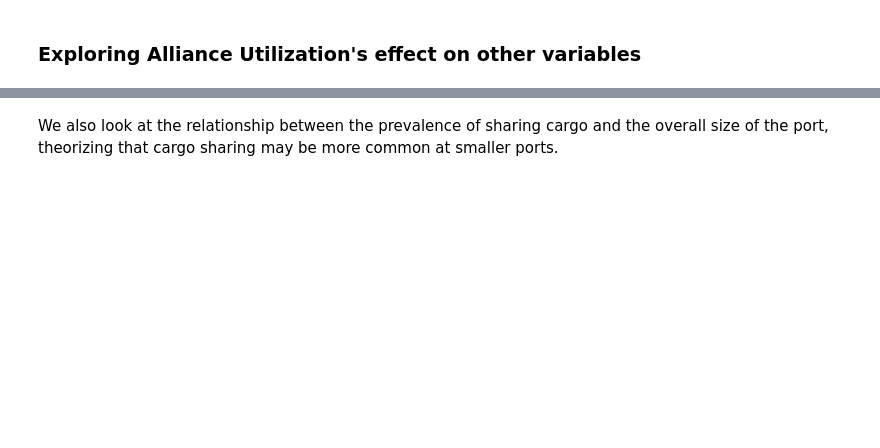
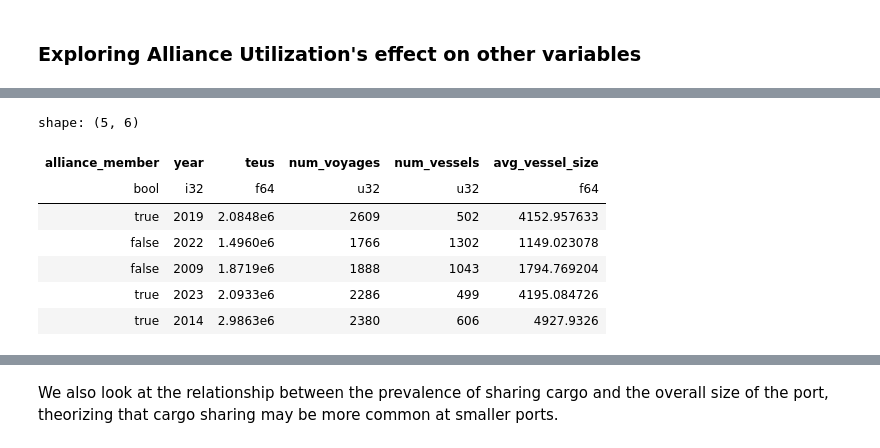
Before and after one commit to epistemetrica/Ocean-Carrier-Alliances-Project, a Jupyter notebook: oca_analyze_pnrec.ipynb, the cells around one changed output, grey strips where cells are left out. Cells and saved outputs as stored; diff of their text form; code cells hidden in the pictures; blank space fills up the shorter version.

```diff
--- a/oca_analyze_pnrec.ipynb
+++ b/oca_analyze_pnrec.ipynb
@@ -884,0 +982,24 @@ px.scatter(monthly_df, x='utilization', y='avg_vessel_size', trendline='ols',
+# %%
+alliance_yearly_df = (
+    exports_lf
+    .group_by('alliance_member','year')
+    .agg(
+        pl.col('teus').sum(),
+        pl.col('date_departure').n_unique().alias('num_voyages'),
+        pl.col('vessel_id').n_unique().alias('num_vessels')
+    )
+    .with_columns(
+        (pl.col('teus')/pl.col('num_vessels')).alias('avg_vessel_size')
+    )
+    .collect()
+)
+alliance_yearly_df.head()
+# %% [output]
+shape: (5, 6)
+| alliance_member | year | teus | num_voyages | num_vessels | avg_vessel_size |
+| bool | i32 | f64 | u32 | u32 | f64 |
+| true | 2019 | 2.0848e6 | 2609 | 502 | 4152.957633 |
+| false | 2022 | 1.4960e6 | 1766 | 1302 | 1149.023078 |
+| false | 2009 | 1.8719e6 | 1888 | 1043 | 1794.769204 |
+| true | 2023 | 2.0933e6 | 2286 | 499 | 4195.084726 |
+| true | 2014 | 2.9863e6 | 2380 | 606 | 4927.9326 |
```
Also changed, not shown: parts of 27 cells of this notebook, 10 other files.
